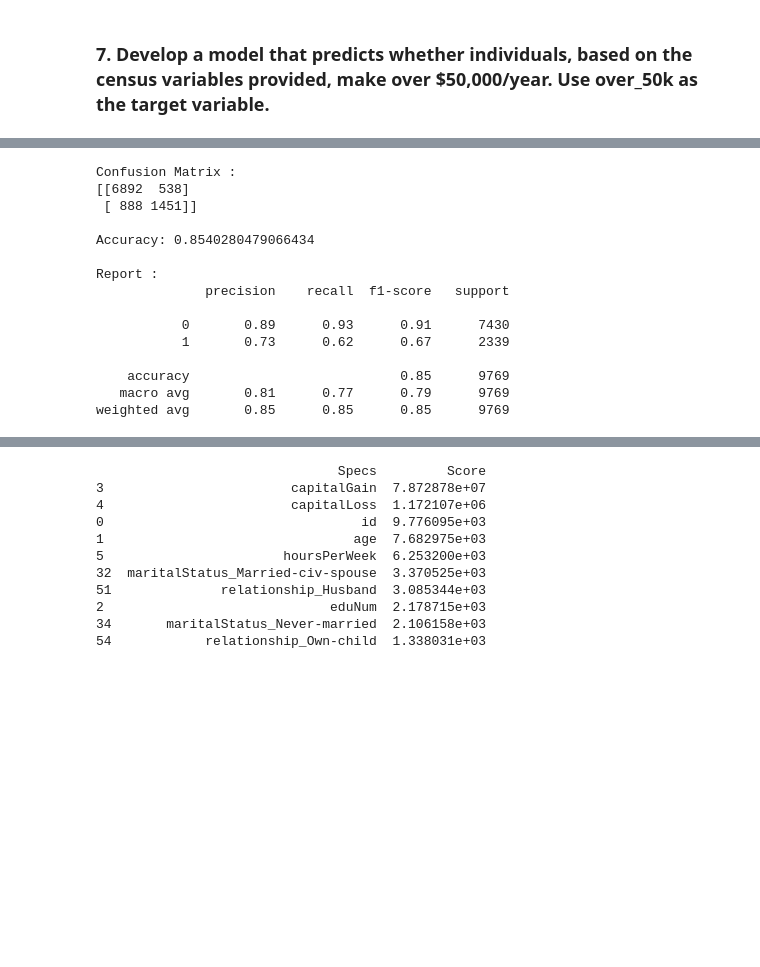
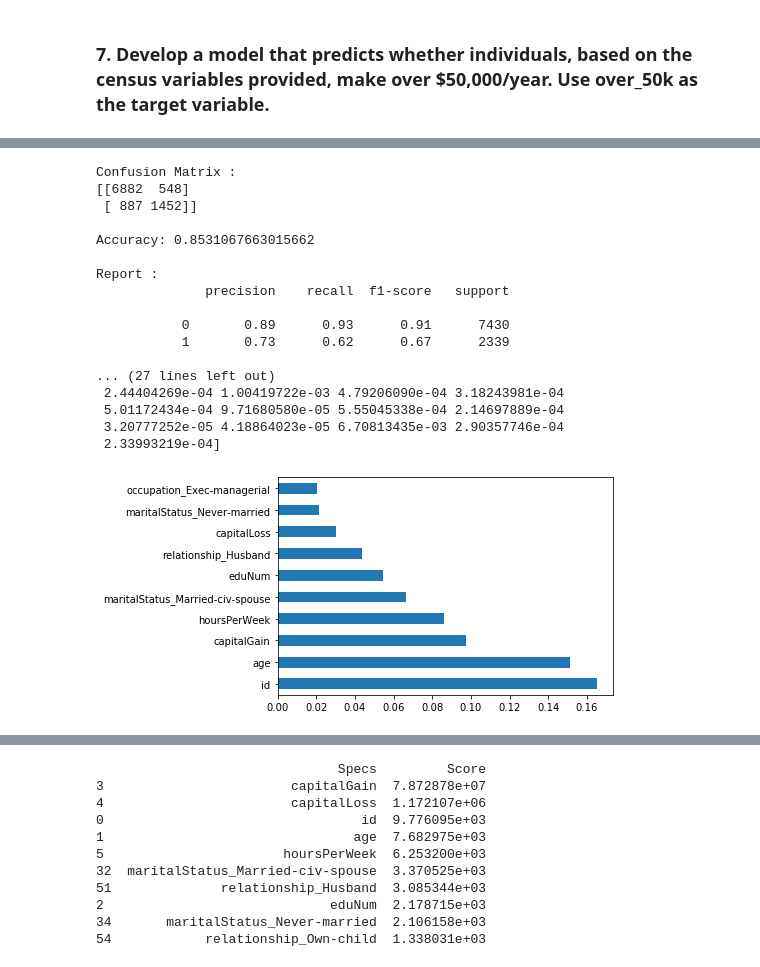
Before and after one commit to shefaliemmanuel/data-scientist-exercise01, a Jupyter notebook: test.ipynb, the cells around one changed output, grey strips where cells are left out. Saved outputs shown, nothing was run; the diff lists cells and outputs as text; code cells hidden in the pictures; blank space fills up the shorter version.

```diff
--- a/test.ipynb
+++ b/test.ipynb
@@ -271,33 +289,42 @@ country_Yugoslavia = 0.0
 # %%
 # Random Forest Classifier
 clf = RandomForestClassifier(n_estimators=100)
 
 #Train the model using the training sets y_pred=clf.predict(X_test)
 clf.fit(X_train,y_train)
 y_pred = clf.predict(X_test)
 
 results = confusion_matrix(y_test, y_pred)
 print('Confusion Matrix :')
 print(results,"\n")
 print("Accuracy:", metrics.accuracy_score(y_test, y_pred),"\n")
 print('Report : ')
 print(classification_report(y_test, y_pred))
+
+print(clf.feature_importances_) #use inbuilt class feature_importances of tree based classifiers
+#plot graph of feature importances for better visualization
+feat_importances = pd.Series(clf.feature_importances_, index=X.columns)
+feat_importances.nlargest(10).plot(kind='barh')
+plt.show()
 # %% [output]
 Confusion Matrix :
-[[6892  538]
- [ 888 1451]]
+[[6882  548]
+ [ 887 1452]]
 
-Accuracy: 0.8540280479066434
+Accuracy: 0.8531067663015662
 
 Report :
               precision    recall  f1-score   support
 
            0       0.89      0.93      0.91      7430
            1       0.73      0.62      0.67      2339
 
-    accuracy                           0.85      9769
-   macro avg       0.81      0.77      0.79      9769
-weighted avg       0.85      0.85      0.85      9769
+... (27 lines left out)
+ 2.44404269e-04 1.00419722e-03 4.79206090e-04 3.18243981e-04
+ 5.01172434e-04 9.71680580e-05 5.55045338e-04 2.14697889e-04
+ 3.20777252e-05 4.18864023e-05 6.70813435e-03 2.90357746e-04
+ 2.33993219e-04]
+[figure, added]
 # %%
 for name, importance in zip(df[other], clf.feature_importances_):
     print(name, "=", importance)
```
Also changed, not shown: parts of 5 cells of this notebook.
